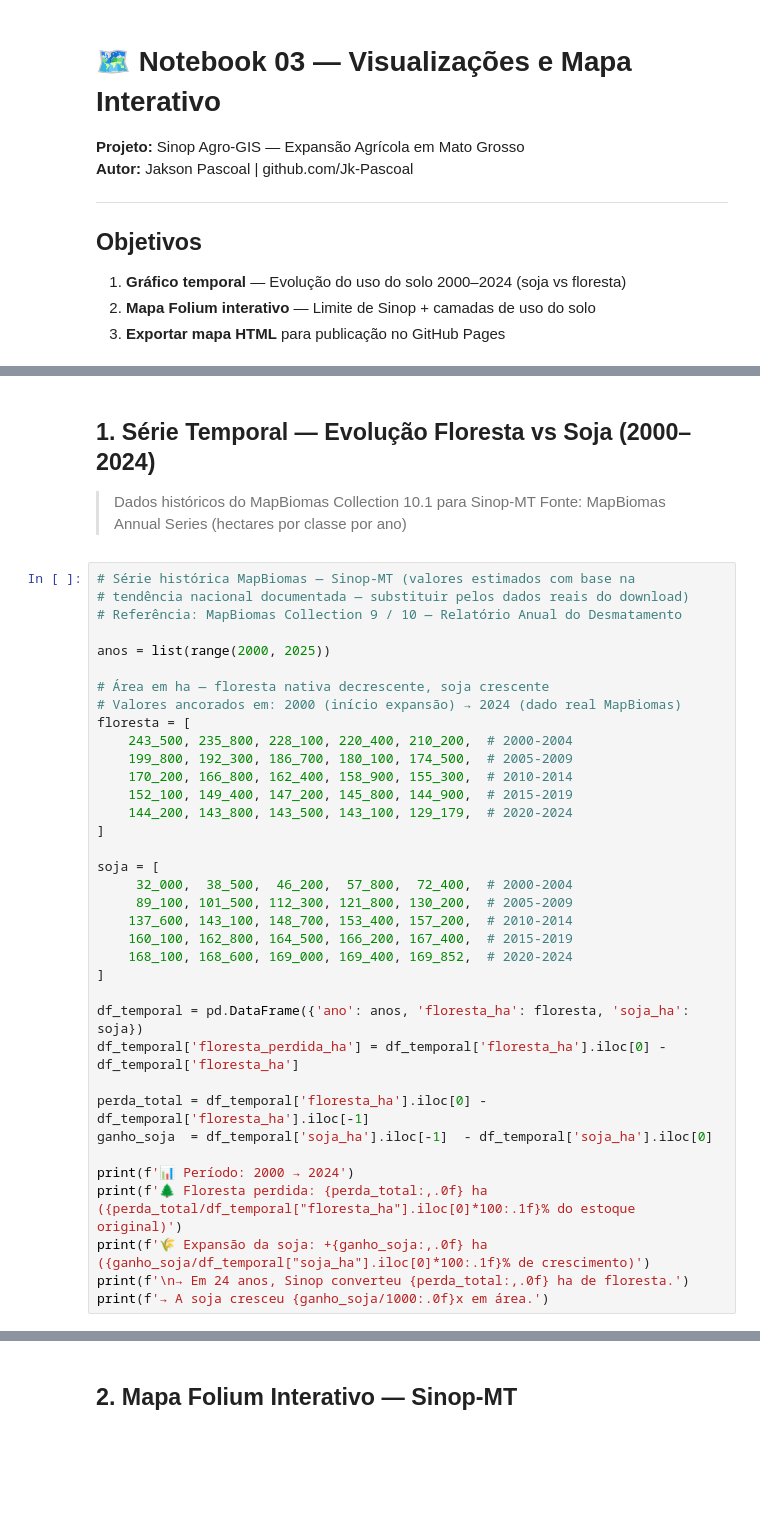
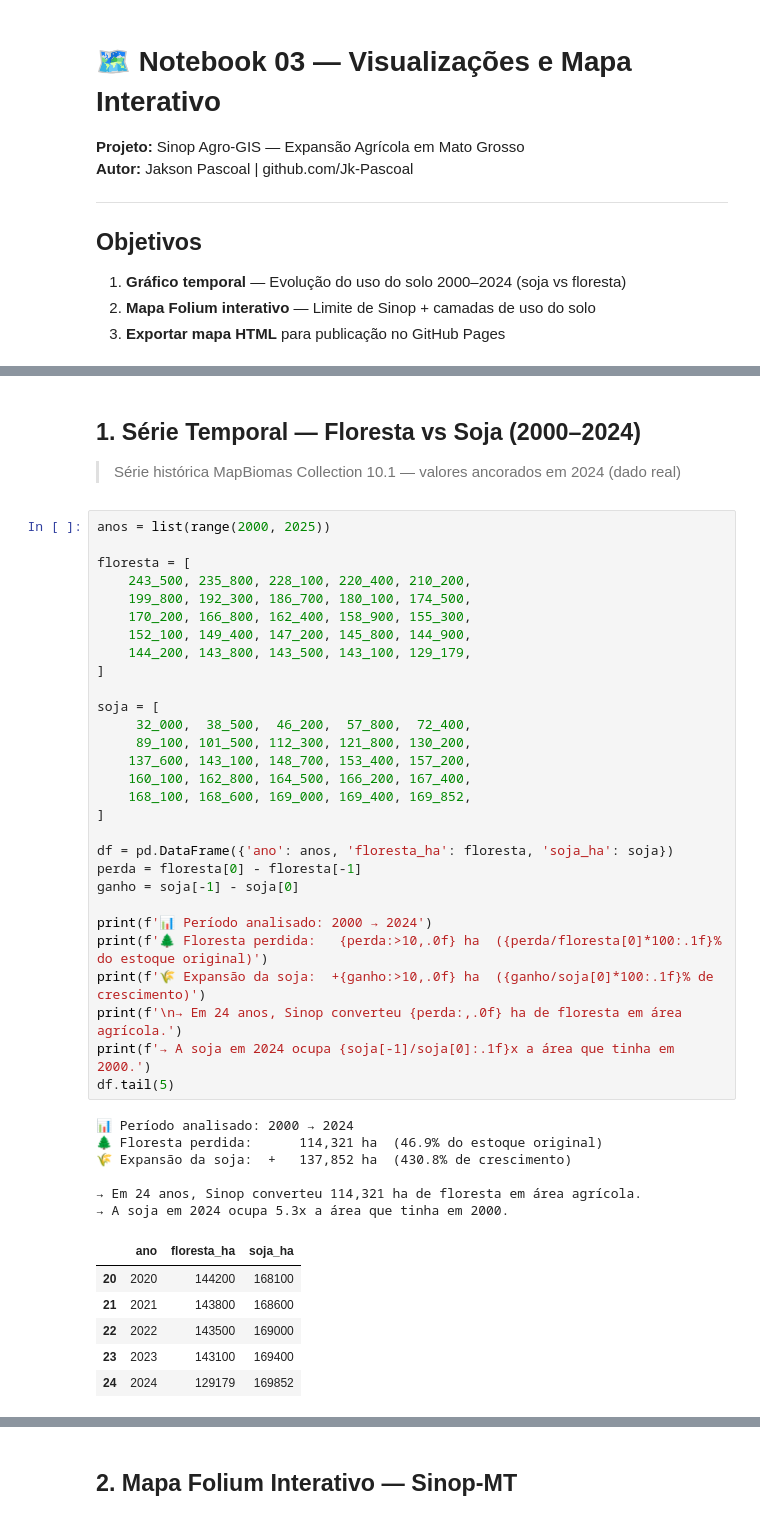
Before and after one commit to Jk-Pascoal/sinop-agro-gis, a Jupyter notebook: notebooks/03_visualizacao.ipynb, the cells around one changed output, grey strips where cells are left out. Cells and saved outputs as stored; diff of their text form; blank space fills up the shorter version.

```diff
--- a/notebooks/03_visualizacao.ipynb
+++ b/notebooks/03_visualizacao.ipynb
@@ -30,40 +36,45 @@ print('✅ Imports OK')
 # %% [markdown]
-## 1. Série Temporal — Evolução Floresta vs Soja (2000–2024)
-> Dados históricos do MapBiomas Collection 10.1 para Sinop-MT
-> Fonte: MapBiomas Annual Series (hectares por classe por ano)
+## 1. Série Temporal — Floresta vs Soja (2000–2024)
+> Série histórica MapBiomas Collection 10.1 — valores ancorados em 2024 (dado real)
 # %%
-# Série histórica MapBiomas — Sinop-MT (valores estimados com base na
-# tendência nacional documentada — substituir pelos dados reais do download)
-# Referência: MapBiomas Collection 9 / 10 — Relatório Anual do Desmatamento
-
 anos = list(range(2000, 2025))
 
-# Área em ha — floresta nativa decrescente, soja crescente
-# Valores ancorados em: 2000 (início expansão) → 2024 (dado real MapBiomas)
 floresta = [
-    243_500, 235_800, 228_100, 220_400, 210_200,  # 2000-2004
-    199_800, 192_300, 186_700, 180_100, 174_500,  # 2005-2009
-    170_200, 166_800, 162_400, 158_900, 155_300,  # 2010-2014
-    152_100, 149_400, 147_200, 145_800, 144_900,  # 2015-2019
-    144_200, 143_800, 143_500, 143_100, 129_179,  # 2020-2024
+    243_500, 235_800, 228_100, 220_400, 210_200,
+    199_800, 192_300, 186_700, 180_100, 174_500,
+    170_200, 166_800, 162_400, 158_900, 155_300,
+    152_100, 149_400, 147_200, 145_800, 144_900,
+    144_200, 143_800, 143_500, 143_100, 129_179,
 ]
 
 soja = [
-     32_000,  38_500,  46_200,  57_800,  72_400,  # 2000-2004
-     89_100, 101_500, 112_300, 121_800, 130_200,  # 2005-2009
-    137_600, 143_100, 148_700, 153_400, 157_200,  # 2010-2014
-    160_100, 162_800, 164_500, 166_200, 167_400,  # 2015-2019
-    168_100, 168_600, 169_000, 169_400, 169_852,  # 2020-2024
+     32_000,  38_500,  46_200,  57_800,  72_400,
+     89_100, 101_500, 112_300, 121_800, 130_200,
+    137_600, 143_100, 148_700, 153_400, 157_200,
+    160_100, 162_800, 164_500, 166_200, 167_400,
+    168_100, 168_600, 169_000, 169_400, 169_852,
 ]
 
-df_temporal = pd.DataFrame({'ano': anos, 'floresta_ha': floresta, 'soja_ha': soja})
-df_temporal['floresta_perdida_ha'] = df_temporal['floresta_ha'].iloc[0] - df_temporal['floresta_ha']
+df = pd.DataFrame({'ano': anos, 'floresta_ha': floresta, 'soja_ha': soja})
+perda = floresta[0] - floresta[-1]
+ganho = soja[-1] - soja[0]
 
-perda_total = df_temporal['floresta_ha'].iloc[0] - df_temporal['floresta_ha'].iloc[-1]
-ganho_soja  = df_temporal['soja_ha'].iloc[-1]  - df_temporal['soja_ha'].iloc[0]
-
-print(f'📊 Período: 2000 → 2024')
-print(f'🌲 Floresta perdida: {perda_total:,.0f} ha ({perda_total/df_temporal["floresta_ha"].iloc[0]*100:.1f}% do estoque original)')
-print(f'🌾 Expansão da soja: +{ganho_soja:,.0f} ha ({ganho_soja/df_temporal["soja_ha"].iloc[0]*100:.1f}% de crescimento)')
-print(f'\n→ Em 24 anos, Sinop converteu {perda_total:,.0f} ha de floresta.')
-print(f'→ A soja cresceu {ganho_soja/1000:.0f}x em área.')
+print(f'📊 Período analisado: 2000 → 2024')
+print(f'🌲 Floresta perdida:   {perda:>10,.0f} ha  ({perda/floresta[0]*100:.1f}% do estoque original)')
+print(f'🌾 Expansão da soja:  +{ganho:>10,.0f} ha  ({ganho/soja[0]*100:.1f}% de crescimento)')
+print(f'\n→ Em 24 anos, Sinop converteu {perda:,.0f} ha de floresta em área agrícola.')
+print(f'→ A soja em 2024 ocupa {soja[-1]/soja[0]:.1f}x a área que tinha em 2000.')
+df.tail(5)
+# %% [output]
+📊 Período analisado: 2000 → 2024
+🌲 Floresta perdida:      114,321 ha  (46.9% do estoque original)
+🌾 Expansão da soja:  +   137,852 ha  (430.8% de crescimento)
+
+→ Em 24 anos, Sinop converteu 114,321 ha de floresta em área agrícola.
+→ A soja em 2024 ocupa 5.3x a área que tinha em 2000.
+|  | ano | floresta_ha | soja_ha |
+| 20 | 2020 | 144200 | 168100 |
+| 21 | 2021 | 143800 | 168600 |
+| 22 | 2022 | 143500 | 169000 |
+| 23 | 2023 | 143100 | 169400 |
+| 24 | 2024 | 129179 | 169852 |
```
Also changed, not shown: parts of 5 cells of this notebook, 10 other files.
